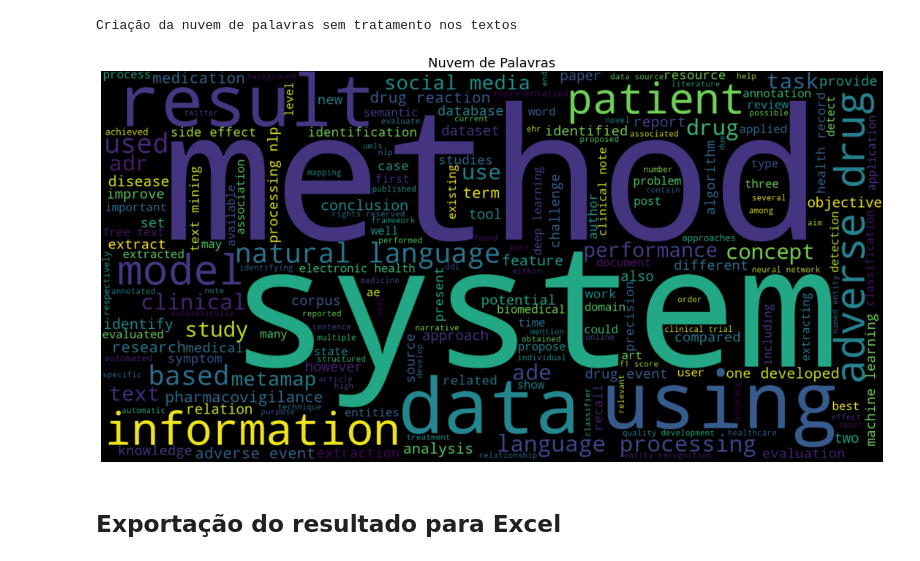
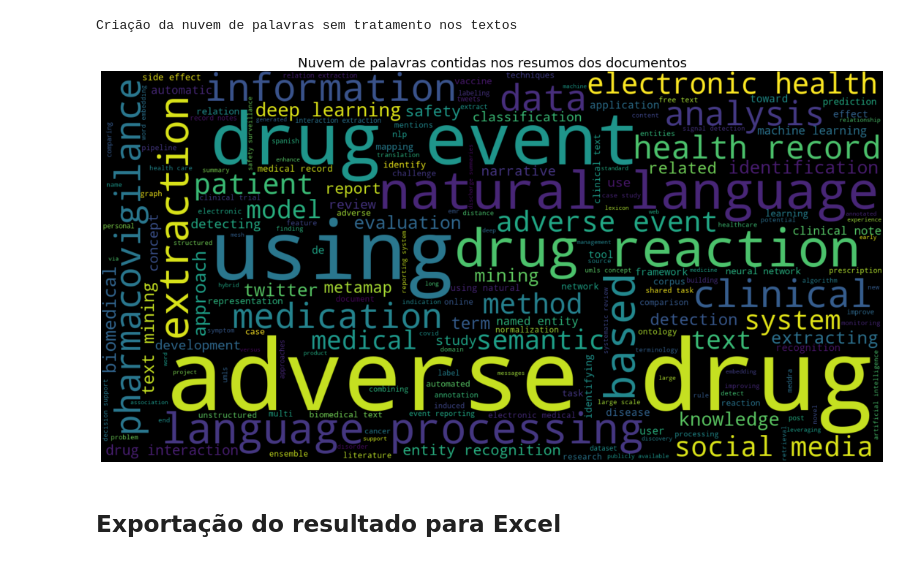
Before and after one commit to LuizPerciliano/Evento-Adverso-com-Metamap-e-Twitter-com-Portugues-Brasil, a Jupyter notebook: apps/app-Dissertacao/notebook/CEFET-Dissertação-Perci-CARGAS-2022.ipynb, the cells around one changed output. Cells and saved outputs as stored; diff of their text form; code cells hidden in the pictures.

Commit message:
Ajustes em imagens

```diff
--- a/apps/app-Dissertacao/notebook/CEFET-Dissertação-Perci-CARGAS-2022.ipynb
+++ b/apps/app-Dissertacao/notebook/CEFET-Dissertação-Perci-CARGAS-2022.ipynb
@@ -1276,32 +1433,32 @@ wordcloud_resumo = WordCloud(stopwords=stopwords,
 # %% [output]
 Criação da nuvem de palavras sem tratamento nos textos
 # %%
-#Gráfico Nuvem de Palavras
-path_image = '../image/'
-
-titulo = 'Nuvem de Palavras'
+# variáveis
+titulo = 'Nuvem de palavras contidas nos resumos dos documentos'
 #eixo_x = ''
 #eixo_y = ''
-image = path_image+'wordcloud_resumo'
-extensao_arquivo = '.pdf'
+extensao_arquivo = '.png'
+path_image = '../image/'
+image = path_image+'wordcloud_resumo_scopus_'+dataFormatada
 
-#Gráfico
+#gráfico
 fig, ax = plt.subplots(figsize=(16,8))
-ax.imshow(wordcloud_resumo, interpolation='bilinear')
+ax.imshow(wordcloud_titulo, interpolation='bilinear')
 ax.set_axis_off()
 
-#legendas
-#ax.legend(title='Legenda', loc=4, fontsize=9)
-ax.set_title(titulo, fontsize=18)
+# legenda
+#ax.legend(title='Legenda', loc=1, fontsize=9)
+ax.set_title(titulo,  fontsize=18)
 #ax.set_xlabel(eixo_x, fontsize=9)
 #ax.set_ylabel(eixo_y, fontsize=9)
+#plt.grid(True)
 
 #salvar imagens
-plt.savefig(image+extensao_arquivo) #, format='pdf', dpi=300, transparent=True)
-plt.tight_layout()
+plt.savefig(image+extensao_arquivo, format='png', dpi=300, bbox_inches='tight', transparent=False)
+plt.tight_layout() ## ver se é necessário
 plt.show()
 # %% [output]
-[figure, old version]
+[figure, new version]
 # %% [markdown]
 ## Exportação do resultado para Excel
 # %%
```
Also changed, not shown: parts of 23 cells of this notebook, 18 other files.
